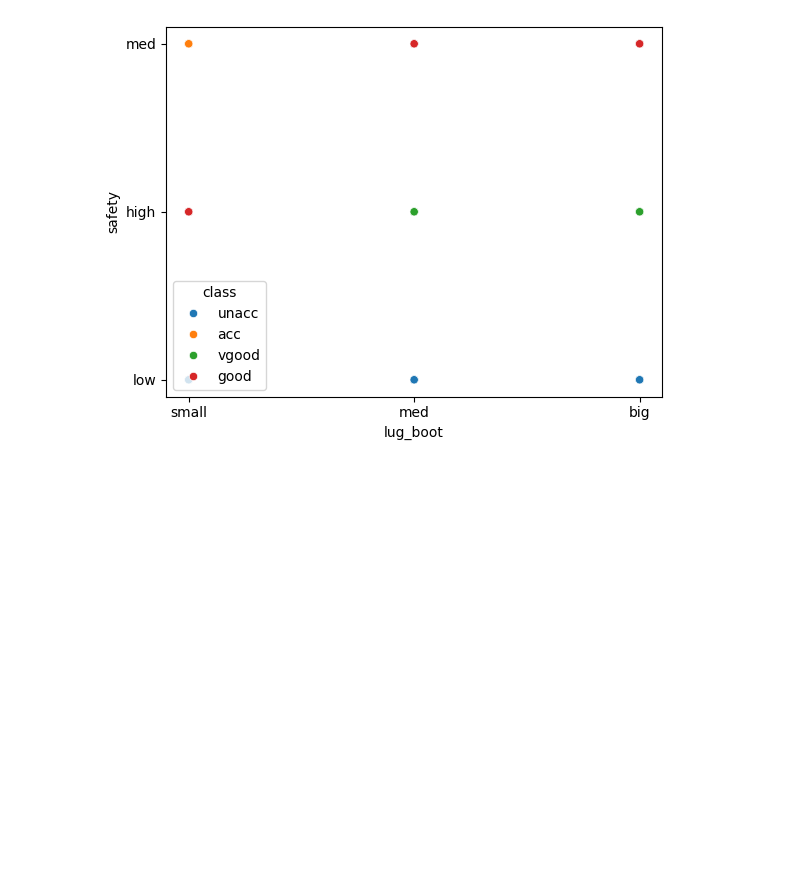
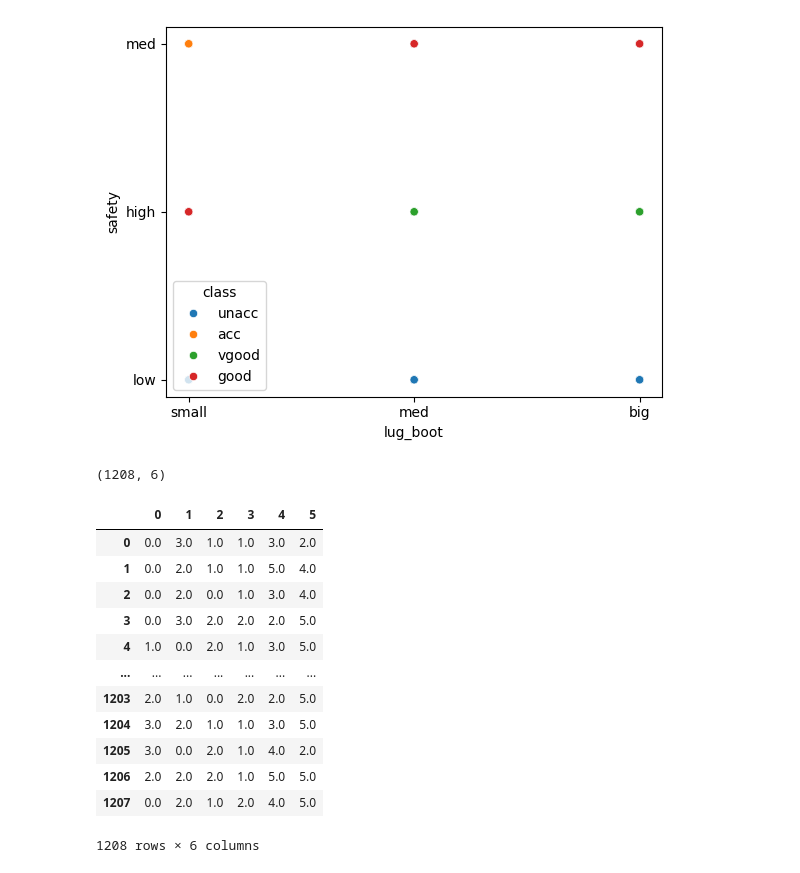
Before and after one commit to AbdullahTurgut/Machine-Learning, a Jupyter notebook: 14- DecisionTreeClassifier.ipynb, the cells around one changed output. Cells and saved outputs as stored; diff of their text form; code cells hidden in the pictures; blank space fills up the shorter version.

Commit message:
ordinal encoding to four column

```diff
--- a/14- DecisionTreeClassifier.ipynb
+++ b/14- DecisionTreeClassifier.ipynb
@@ -137,3 +137,9 @@ X = df.drop('class',axis=1)
 y = df['class']
 # %%
 from sklearn.model_selection import train_test_split
+# %%
+X_train, X_test, y_train, y_test = train_test_split(X, y, test_size=0.3, random_state=15)
+# %%
+X_train.shape
+# %% [output]
+(1208, 6)
@@ -139,0 +150,32 @@ from sklearn.model_selection import train_test_split
+# %%
+categorical_cols = ['buying','maint','lug_boot','safety']
+numerical_cols = ['doors','persons']
+
+ordinal_encoder = OrdinalEncoder(categories=[
+    ['low','med','high','vhigh'],
+    ['low','med','high','vhigh'],
+    ['small','med','big'],
+    ['low','med','high']
+])
+
+preprocessor = ColumnTransformer(transformers=[('transformation_name',ordinal_encoder,categorical_cols)],
+                                remainder='passthrough')
+
+X_train_transformed = preprocessor.fit_transform(X_train)
+X_test_transformed = preprocessor.transform(X_test)
+# %%
+pd.DataFrame(X_train_transformed)
+# %% [output]
+|  | 0 | 1 | 2 | 3 | 4 | 5 |
+| 0 | 0.0 | 3.0 | 1.0 | 1.0 | 3.0 | 2.0 |
+| 1 | 0.0 | 2.0 | 1.0 | 1.0 | 5.0 | 4.0 |
+| 2 | 0.0 | 2.0 | 0.0 | 1.0 | 3.0 | 4.0 |
+| 3 | 0.0 | 3.0 | 2.0 | 2.0 | 2.0 | 5.0 |
+| 4 | 1.0 | 0.0 | 2.0 | 1.0 | 3.0 | 5.0 |
+| ... | ... | ... | ... | ... | ... | ... |
+| 1203 | 2.0 | 1.0 | 0.0 | 2.0 | 2.0 | 5.0 |
+| 1204 | 3.0 | 2.0 | 1.0 | 1.0 | 3.0 | 5.0 |
+| 1205 | 3.0 | 0.0 | 2.0 | 1.0 | 4.0 | 2.0 |
+| 1206 | 2.0 | 2.0 | 2.0 | 1.0 | 5.0 | 5.0 |
+| 1207 | 0.0 | 2.0 | 1.0 | 2.0 | 4.0 | 5.0 |
+1208 rows × 6 columns
```
Also changed, not shown: parts of 1 cell of this notebook.
